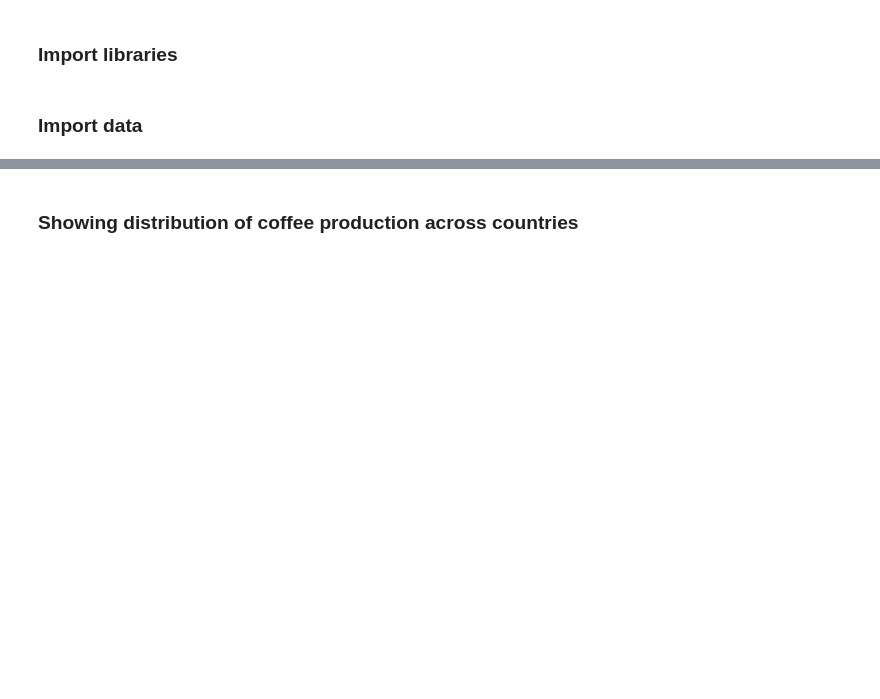
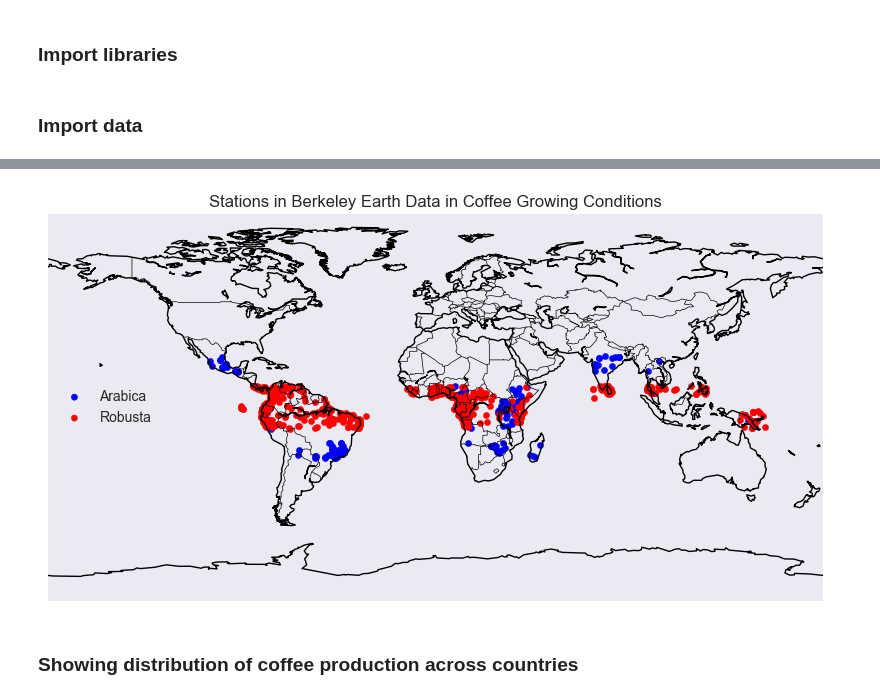
Before and after one commit to mohsseha/DSI-BOS-students, a Jupyter notebook: ntmitchell/capstone project/technical-report.ipynb, the cells around one changed output, grey strips where cells are left out. Cells and saved outputs as stored; diff of their text form; code cells hidden in the pictures; blank space fills up the shorter version.

Commit message:
Updating capstone files, including technical report draft

```diff
--- a/ntmitchell/capstone project/technical-report.ipynb
+++ b/ntmitchell/capstone project/technical-report.ipynb
@@ -73,3 +109,92 @@ def figure_ICO_composite_indicator_since_1960():
+# %%
+def figure_map_of_weather_stations_in_coffee_producing_countries():
+
+    coffee_harvest_schedule = pd.read_csv("../datasets/capstone/coffee harvest schedule.csv", index_col = 0)
+
+    station_data = pd.read_csv("../datasets/capstone/downloaded data/berkeley_earth_stations--site_detail.txt",
+                               delimiter = "\t",
+                               skiprows =148,
+                               names = ["Station ID",
+                                        "Station Name",
+                                        "Latitude",
+                                        "Longitude",
+                                        "Elevation (m)",
+                                        "Lat. Uncertainty",
+                                        "Long. Uncertainty",
+                                        "Elev. Uncertainty (m)",
+                                        "Country",
+                                        "State / Province Code",
+                                        "County",
+                                        "Time Zone",
+                                        "WMO ID",
+                                        "Coop ID",
+                                        "WBAN ID",
+                                        "ICAO ID",
+                                        "# of Relocations",
+                                        "# Suggested Relocations",
+                                        "# of Sources",
+                                        "Hash"])
+
+    # Select only relevant columns
+    station_data = station_data[["Station ID", "Station Name", "Latitude", "Longitude", "Elevation (m)", "Lat. Uncertainty", "Long. Uncertainty", "Elev. Uncertainty (m)", "Country"]]
+
+    # Convert values in numerical columns
+    numeric_columns_in_stations_data = ["Latitude", "Longitude", "Elevation (m)", "Lat. Uncertainty", "Long. Uncertainty", "Elev. Uncertainty (m)"]
+    station_data.loc[:, numeric_columns_in_stations_data] = station_data[numeric_columns_in_stations_data].apply(pd.to_numeric, errors = 'coerce')
+
+    # Remove whitespace from non-numerical columns
+    station_data.loc[:, "Station Name"] = station_data["Station Name"].str.strip()
+    station_data.loc[:, "Country"] = station_data["Country"].str.strip()
+
+    stations_in_coffee_producing_countries = station_data[station_data["Country"].isin(coffee_harvest_schedule["Producing Country"])]
+
+    hemisphere_dictionary = (station_data.groupby(by = "Country")["Latitude"].mean() > 0).map({True: "Northern", False: "Southern"}).to_dict()
+
+
+    # Arabica grows best in elevations 548 m – 1100 m for latitudes between 16° and 24°, or 1097 m – 1920 m for latitudes less that ±10°
+    arabica_growing_conditions_criteria = (stations_in_coffee_producing_countries["Elevation (m)"] >= 548) & (stations_in_coffee_producing_countries["Elevation (m)"] <= 1100) & (stations_in_coffee_producing_countries["Latitude"].abs() > 16) & (stations_in_coffee_producing_countries["Latitude"].abs() <= 24)
+    arabica_growing_conditions_criteria = arabica_growing_conditions_criteria | ((stations_in_coffee_producing_countries["Elevation (m)"] >= 1097) & (stations_in_coffee_producing_countries["Elevation (m)"] <= 1920) & (stations_in_coffee_producing_countries["Latitude"].abs() <= 10))
+
+    # Robusta grows best in elevations 0 m – 914 m in latitudes between ±10°
+    robusta_growing_conditions_criteria = (stations_in_coffee_producing_countries["Elevation (m)"] <= 914) & (stations_in_coffee_producing_countries["Latitude"].abs() <= 10)
+
+    # Select the stations in the ideal coffee growing regions
+    stations_in_arabica_conditions = stations_in_coffee_producing_countries[arabica_growing_conditions_criteria]["Station ID"]
+    stations_in_robusta_conditions = stations_in_coffee_producing_countries[robusta_growing_conditions_criteria]["Station ID"]
+
+
+    from mpl_toolkits.basemap import Basemap
+
+    arabica_producing_locations = pd.DataFrame(stations_in_arabica_conditions).merge(stations_in_coffee_producing_countries[["Station ID", "Latitude", "Longitude"]], on = "Station ID")
+    robusta_producing_locations = pd.DataFrame(stations_in_robusta_conditions).merge(stations_in_coffee_producing_countries[["Station ID", "Latitude", "Longitude"]], on = "Station ID")
+
+    arabica_longitudes = arabica_producing_locations["Longitude"].tolist()
+    arabica_latitudes = arabica_producing_locations["Latitude"].tolist()
+
+    robusta_longitudes = robusta_producing_locations["Longitude"].tolist()
+    robusta_latitudes = robusta_producing_locations["Latitude"].tolist()
+
+
+    fig = plt.figure(figsize = (10,16))
+    station_map = Basemap()
+
+    arabica_x, arabica_y = station_map(arabica_longitudes, arabica_latitudes)
+    station_map.scatter(arabica_x, arabica_y, color='b')
+
+    robusta_x, robusta_y = station_map(robusta_longitudes, robusta_latitudes)
+    station_map.scatter(robusta_x, robusta_y, color='r')
+
+
+    station_map.drawcoastlines()
+    station_map.drawcountries()
+
+    plt.title("Stations in Berkeley Earth Data in Coffee Growing Conditions")
+    plt.legend(["Arabica", "Robusta"], loc = 'center left')
+    plt.show()
+
+figure_map_of_weather_stations_in_coffee_producing_countries()
+# %% [output]
+[figure, added]
 # %% [markdown]
 ### Showing distribution of coffee production across countries
 # %%
```
Also changed, not shown: parts of 27 cells of this notebook, 2 other files.
